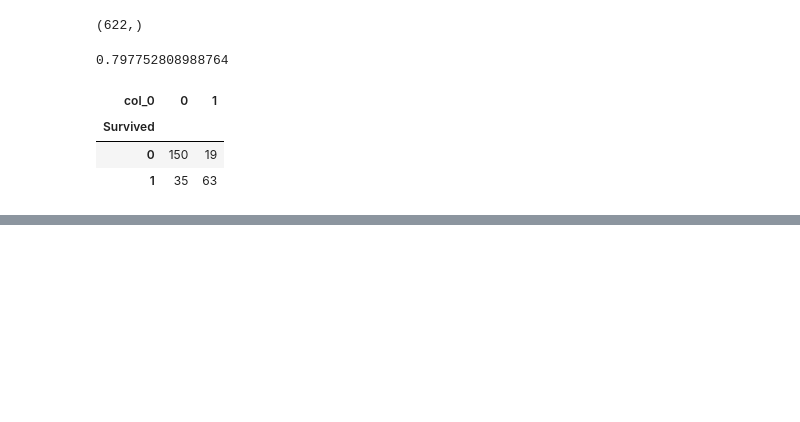
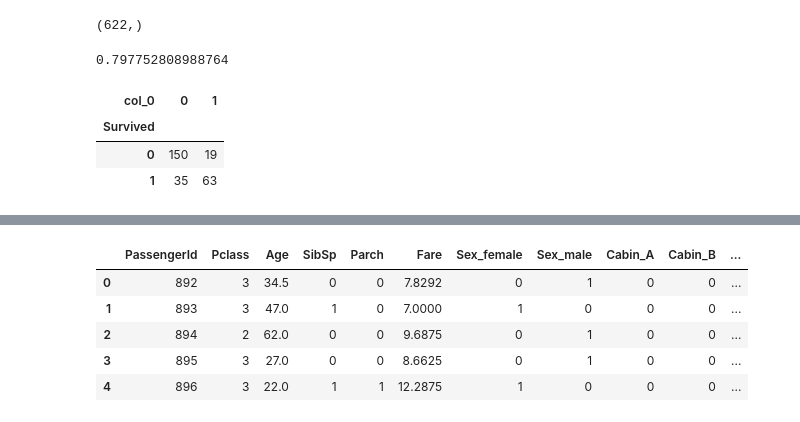
Before and after one commit to XDEBUF/titanic, a Jupyter notebook: titanic.ipynb, the cells around one changed output, grey strips where cells are left out. Saved outputs shown, nothing was run; the diff lists cells and outputs as text; code cells hidden in the pictures; blank space fills up the shorter version.

```diff
--- a/titanic.ipynb
+++ b/titanic.ipynb
@@ -149,0 +321,6 @@ pd.crosstab(y_test,y_pred)
+# %%
+xgb_best = xgb(eta= 1, gamma= 0, max_depth= 0, min_child_weight= 0.5, subsample= 0.8, n_jobs=-1)
+# %%
+X_train, X_test,y_train, y_test = train_test_split(features,target, test_size=0.3, random_state=3142)
+# %%
+xgb_best.fit(X_train, y_train)
@@ -149,0 +363,11 @@ pd.crosstab(y_test,y_pred)
+# %%
+df['Survived'] = xgb_best.predict(df)
+# %%
+df.head()
+# %% [output]
+|  | PassengerId | Pclass | Age | SibSp | Parch | Fare | Sex_female | Sex_male | Cabin_A | Cabin_B | ... |
+| 0 | 892 | 3 | 34.5 | 0 | 0 | 7.8292 | 0 | 1 | 0 | 0 | ... |
+| 1 | 893 | 3 | 47.0 | 1 | 0 | 7.0000 | 1 | 0 | 0 | 0 | ... |
+| 2 | 894 | 2 | 62.0 | 0 | 0 | 9.6875 | 0 | 1 | 0 | 0 | ... |
+| 3 | 895 | 3 | 27.0 | 0 | 0 | 8.6625 | 0 | 1 | 0 | 0 | ... |
+| 4 | 896 | 3 | 22.0 | 1 | 1 | 12.2875 | 1 | 0 | 0 | 0 | ... |
```
Also changed, not shown: parts of 29 cells of this notebook.
